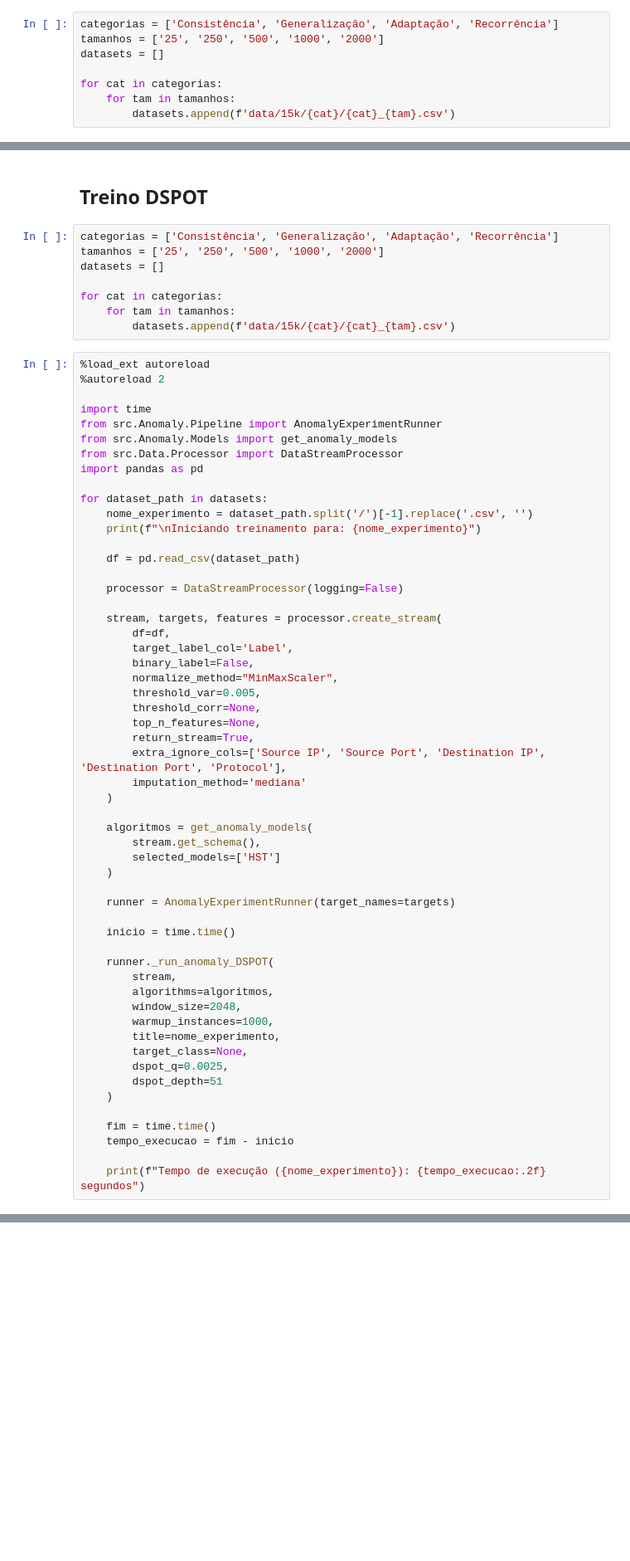
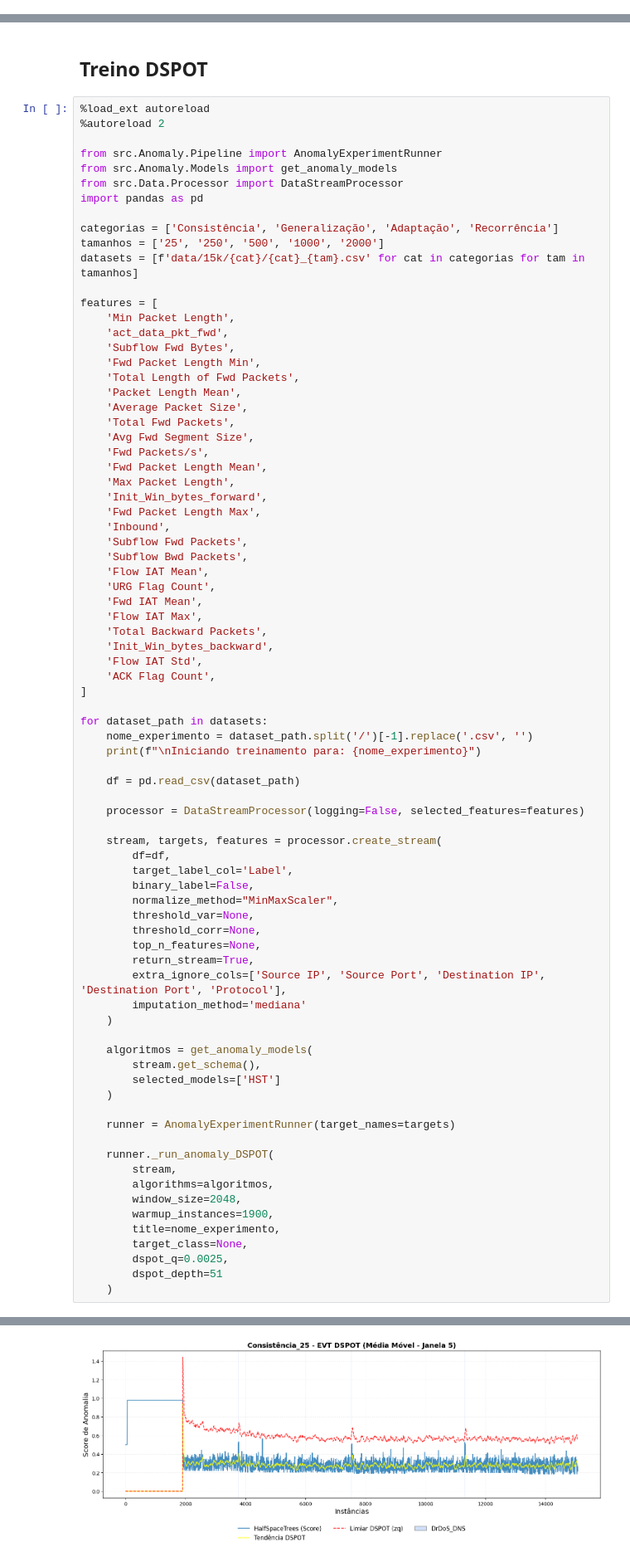
Before and after one commit to iRocktys/anomaly-detection-data-stream, a Jupyter notebook: AnomalyDetection.ipynb, the cells around one changed output, grey strips where cells are left out. Shown at 83% size. Cells and saved outputs as stored; diff of their text form; blank space fills up the shorter version.

```diff
--- a/AnomalyDetection.ipynb
+++ b/AnomalyDetection.ipynb
@@ -398,14 +398,6 @@ runner._run_anomaly_evaluation(
 )
 # %% [markdown]
 ## Loop Treino
-# %%
-categorias = ['Consistência', 'Generalização', 'Adaptação', 'Recorrência']
-tamanhos = ['25', '250', '500', '1000', '2000']
-datasets = []
-
-for cat in categorias:
-    for tam in tamanhos:
-        datasets.append(f'data/15k/{cat}/{cat}_{tam}.csv')
 # %%
 %load_ext autoreload
 %autoreload 2
@@ -628,22 +648,45 @@ for alg, datasets_results in melhores_parametros_geral.items():
 # %% [markdown]
 ## Treino DSPOT
-# %%
-categorias = ['Consistência', 'Generalização', 'Adaptação', 'Recorrência']
-tamanhos = ['25', '250', '500', '1000', '2000']
-datasets = []
-
-for cat in categorias:
-    for tam in tamanhos:
-        datasets.append(f'data/15k/{cat}/{cat}_{tam}.csv')
 # %%
 %load_ext autoreload
 %autoreload 2
 
-import time
 from src.Anomaly.Pipeline import AnomalyExperimentRunner
 from src.Anomaly.Models import get_anomaly_models
 from src.Data.Processor import DataStreamProcessor
 import pandas as pd
+
+categorias = ['Consistência', 'Generalização', 'Adaptação', 'Recorrência']
+tamanhos = ['25', '250', '500', '1000', '2000']
+datasets = [f'data/15k/{cat}/{cat}_{tam}.csv' for cat in categorias for tam in tamanhos]
+
+features = [
+    'Min Packet Length',
+    'act_data_pkt_fwd',
+    'Subflow Fwd Bytes',
+    'Fwd Packet Length Min',
+    'Total Length of Fwd Packets',
+    'Packet Length Mean',
+    'Average Packet Size',
+    'Total Fwd Packets',
+    'Avg Fwd Segment Size',
+    'Fwd Packets/s',
+    'Fwd Packet Length Mean',
+    'Max Packet Length',
+    'Init_Win_bytes_forward',
+    'Fwd Packet Length Max',
+    'Inbound',
+    'Subflow Fwd Packets',
+    'Subflow Bwd Packets',
+    'Flow IAT Mean',
+    'URG Flag Count',
+    'Fwd IAT Mean',
+    'Flow IAT Max',
+    'Total Backward Packets',
+    'Init_Win_bytes_backward',
+    'Flow IAT Std',
+    'ACK Flag Count',
+]
 
 for dataset_path in datasets:
     nome_experimento = dataset_path.split('/')[-1].replace('.csv', '')
@@ -651,14 +694,14 @@ for dataset_path in datasets:
 
     df = pd.read_csv(dataset_path)
 
-    processor = DataStreamProcessor(logging=False)
+    processor = DataStreamProcessor(logging=False, selected_features=features)
 
     stream, targets, features = processor.create_stream(
         df=df,
         target_label_col='Label',
         binary_label=False,
         normalize_method="MinMaxScaler",
-        threshold_var=0.005,
+        threshold_var=None,
         threshold_corr=None,
         top_n_features=None,
         return_stream=True,
@@ -673,20 +716,14 @@ for dataset_path in datasets:
 
     runner = AnomalyExperimentRunner(target_names=targets)
 
-    inicio = time.time()
-
     runner._run_anomaly_DSPOT(
         stream,
         algorithms=algoritmos,
         window_size=2048,
-        warmup_instances=1000,
+        warmup_instances=1900,
         title=nome_experimento,
         target_class=None,
         dspot_q=0.0025,
         dspot_depth=51
     )
-
-    fim = time.time()
-    tempo_execucao = fim - inicio
-
-    print(f"Tempo de execução ({nome_experimento}): {tempo_execucao:.2f} segundos")
+# %% [output]
@@ -692,0 +742 @@ for dataset_path in datasets:
+[figure, added]
```
Also changed, not shown: parts of 3 cells of this notebook, 2 other files.
